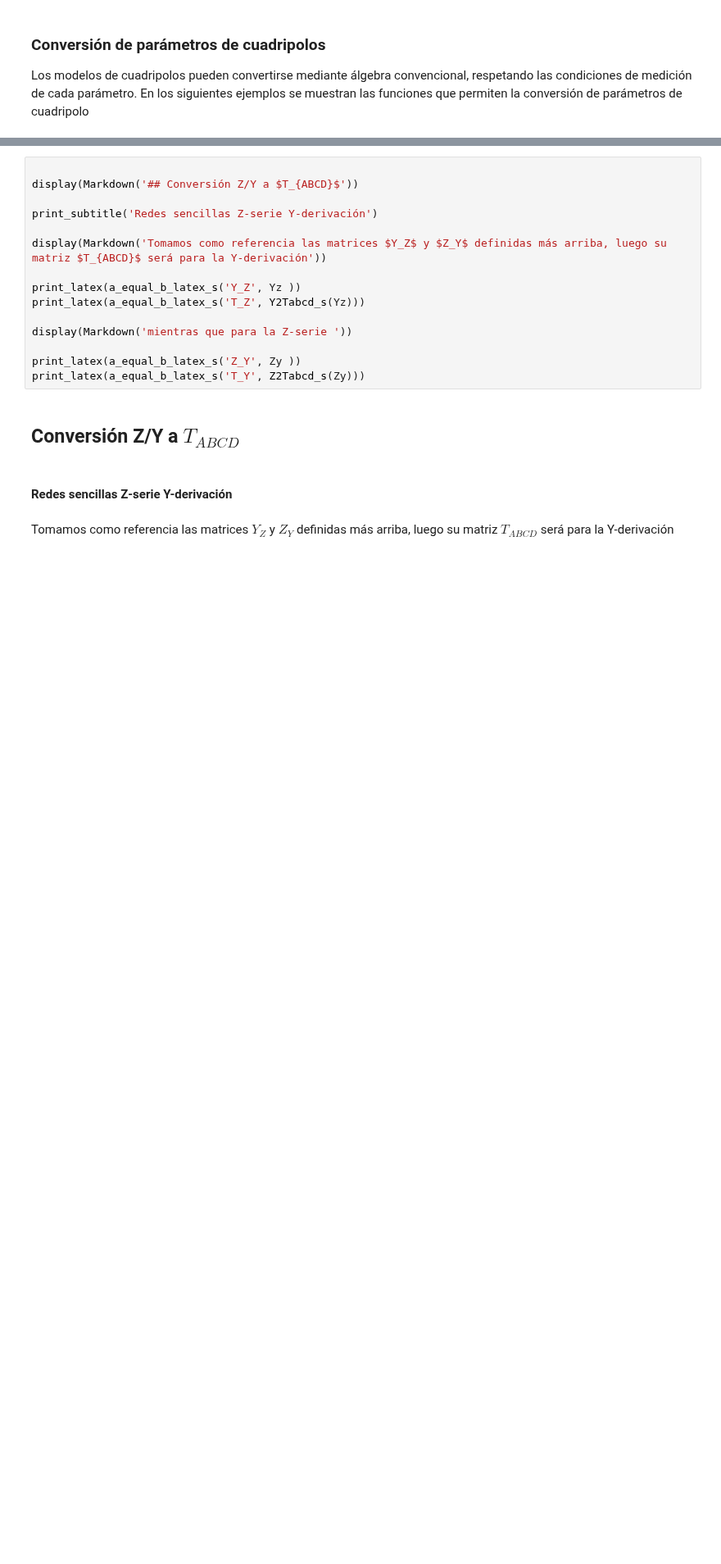
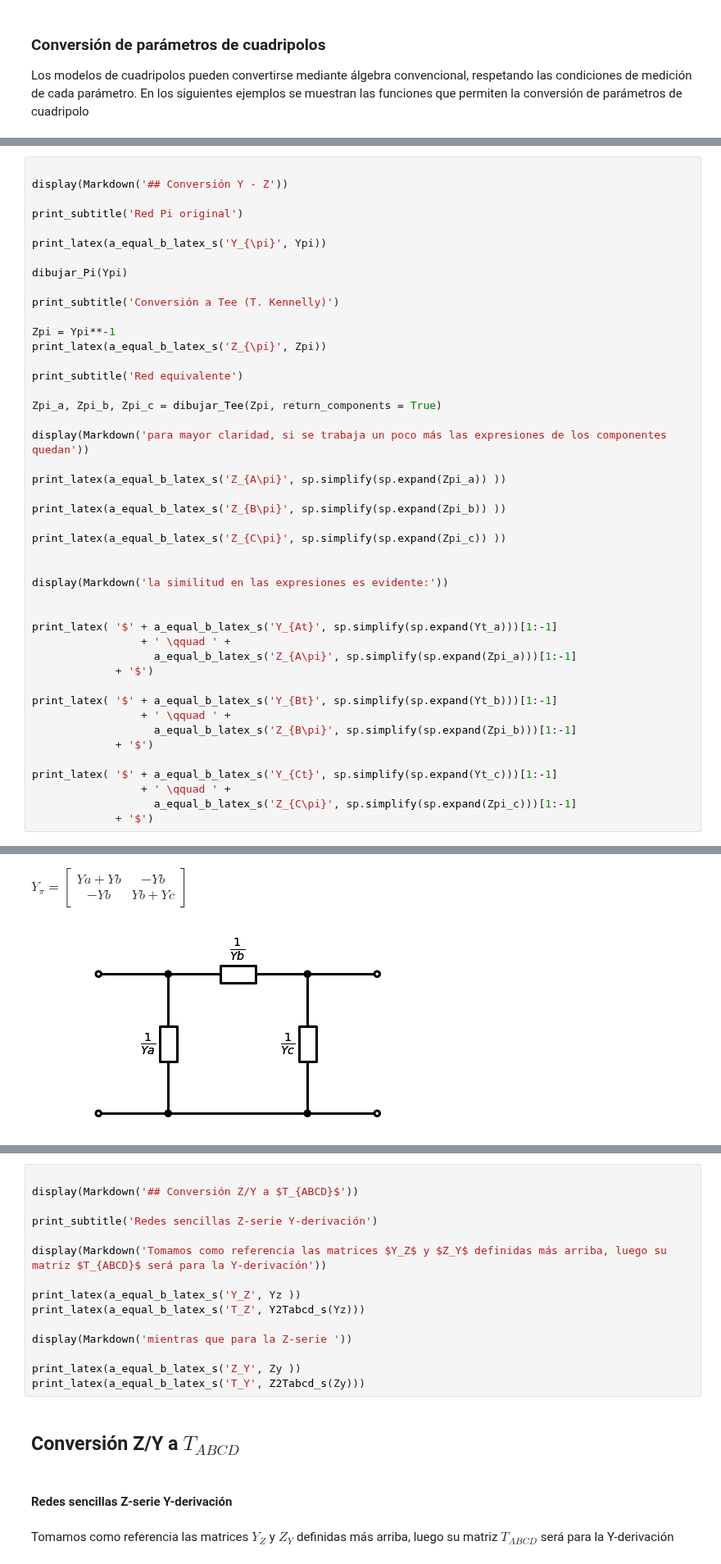
Before and after one commit to marianux/pytc2, a Jupyter notebook: docs/cuadripolos_elementales.ipynb, the cells around one changed output, grey strips where cells are left out. Shown at 82% size. Saved outputs shown, nothing was run; the diff lists cells and outputs as text; blank space fills up the shorter version.

```diff
--- a/docs/cuadripolos_elementales.ipynb
+++ b/docs/cuadripolos_elementales.ipynb
@@ -185,0 +172,46 @@ $\displaystyle Z_{\pi}=\left[\begin{matrix}\frac{Yb + Yc}{Ya Yb + Ya Yc + Yb Yc}
+# %%
+
+display(Markdown('## Conversión Y - Z'))
+
+print_subtitle('Red Pi original')
+
+print_latex(a_equal_b_latex_s('Y_{\pi}', Ypi))
+
+dibujar_Pi(Ypi)
+
+print_subtitle('Conversión a Tee (T. Kennelly)')
+
+Zpi = Ypi**-1
+print_latex(a_equal_b_latex_s('Z_{\pi}', Zpi))
+
+print_subtitle('Red equivalente')
+
+Zpi_a, Zpi_b, Zpi_c = dibujar_Tee(Zpi, return_components = True)
+
+display(Markdown('para mayor claridad, si se trabaja un poco más las expresiones de los componentes quedan'))
+
+print_latex(a_equal_b_latex_s('Z_{A\pi}', sp.simplify(sp.expand(Zpi_a)) ))
+
+print_latex(a_equal_b_latex_s('Z_{B\pi}', sp.simplify(sp.expand(Zpi_b)) ))
+
+print_latex(a_equal_b_latex_s('Z_{C\pi}', sp.simplify(sp.expand(Zpi_c)) ))
+
+
+display(Markdown('la similitud en las expresiones es evidente:'))
+
+
+print_latex( '$' + a_equal_b_latex_s('Y_{At}', sp.simplify(sp.expand(Yt_a)))[1:-1]
+                 + ' \qquad ' +
+                   a_equal_b_latex_s('Z_{A\pi}', sp.simplify(sp.expand(Zpi_a)))[1:-1]
+             + '$')
+
+print_latex( '$' + a_equal_b_latex_s('Y_{Bt}', sp.simplify(sp.expand(Yt_b)))[1:-1]
+                 + ' \qquad ' +
+                   a_equal_b_latex_s('Z_{B\pi}', sp.simplify(sp.expand(Zpi_b)))[1:-1]
+             + '$')
+
+print_latex( '$' + a_equal_b_latex_s('Y_{Ct}', sp.simplify(sp.expand(Yt_c)))[1:-1]
+                 + ' \qquad ' +
+                   a_equal_b_latex_s('Z_{C\pi}', sp.simplify(sp.expand(Zpi_c)))[1:-1]
+             + '$')
+# %% [output]
@@ -185,0 +220,2 @@ $\displaystyle Z_{\pi}=\left[\begin{matrix}\frac{Yb + Yc}{Ya Yb + Ya Yc + Yb Yc}
+$\displaystyle Y_{\pi}=\left[\begin{matrix}Ya + Yb & - Yb\\- Yb & Yb + Yc\end{matrix}\right]$
+[figure, added]
```
Also changed, not shown: parts of 14 cells of this notebook, 1 other file.
